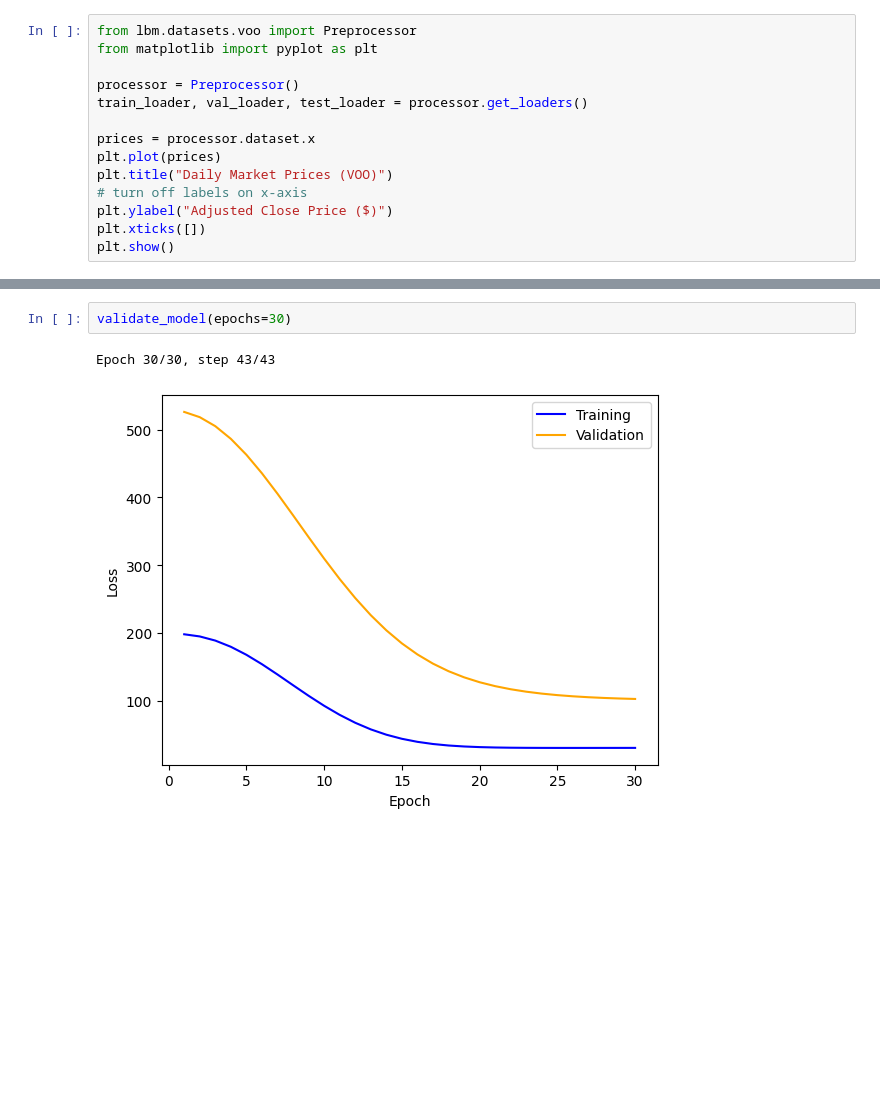
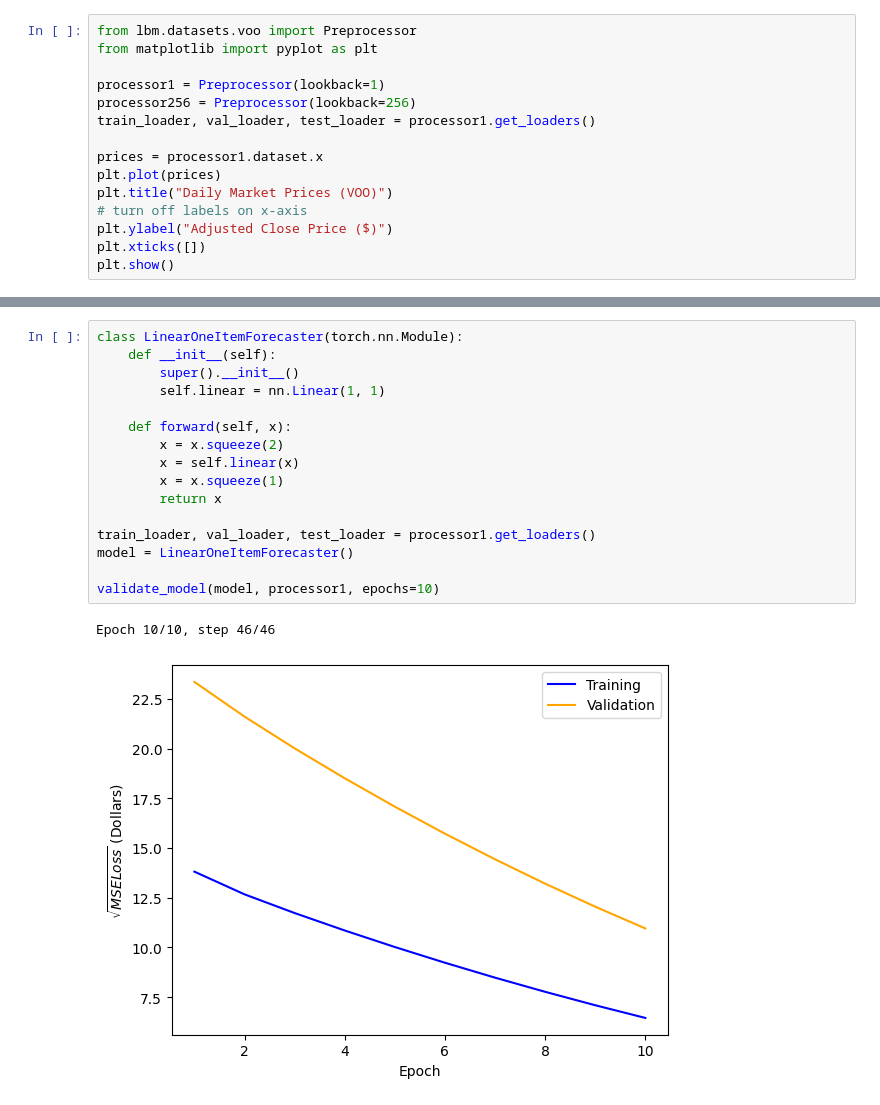
Before and after one commit to adamcataldo/letsbuildmodels, a Jupyter notebook: notebooks/stock_forecasting/market_forecasts.ipynb, the cells around one changed output, grey strips where cells are left out. Saved outputs shown, nothing was run; the diff lists cells and outputs as text; blank space fills up the shorter version.

Commit message:
Basic linear model implemented. Growing complexity from here.

```diff
--- a/notebooks/stock_forecasting/market_forecasts.ipynb
+++ b/notebooks/stock_forecasting/market_forecasts.ipynb
@@ -2,10 +2,11 @@
 from lbm.datasets.voo import Preprocessor
 from matplotlib import pyplot as plt
 
-processor = Preprocessor()
-train_loader, val_loader, test_loader = processor.get_loaders()
+processor1 = Preprocessor(lookback=1)
+processor256 = Preprocessor(lookback=256)
+train_loader, val_loader, test_loader = processor1.get_loaders()
 
-prices = processor.dataset.x
+prices = processor1.dataset.x
 plt.plot(prices)
 plt.title("Daily Market Prices (VOO)")
 # turn off labels on x-axis
@@ -40,5 +81,19 @@ def validate_model(epochs=50):
-# %%
-validate_model(epochs=30)
-# %% [output]
-Epoch 30/30, step 43/43
-[figure, removed]
+# %%
+class LinearOneItemForecaster(torch.nn.Module):
+    def __init__(self):
+        super().__init__()
+        self.linear = nn.Linear(1, 1)
+
+    def forward(self, x):
+        x = x.squeeze(2)
+        x = self.linear(x)
+        x = x.squeeze(1)
+        return x
+
+train_loader, val_loader, test_loader = processor1.get_loaders()
+model = LinearOneItemForecaster()
+
+validate_model(model, processor1, epochs=10)
+# %% [output]
+Epoch 10/10, step 46/46
+[figure, added]
```
Also changed, not shown: parts of 4 cells of this notebook, 12 other files.
